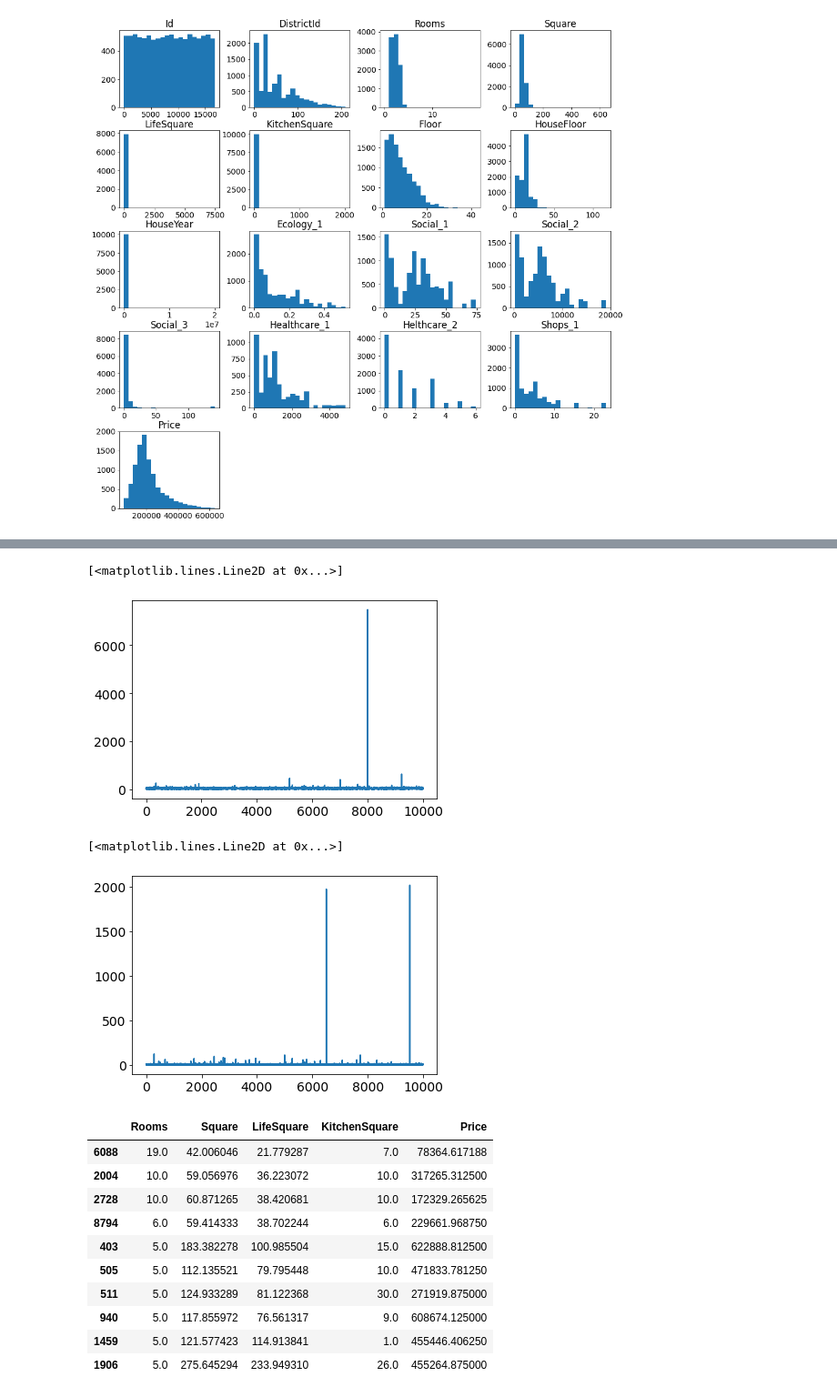
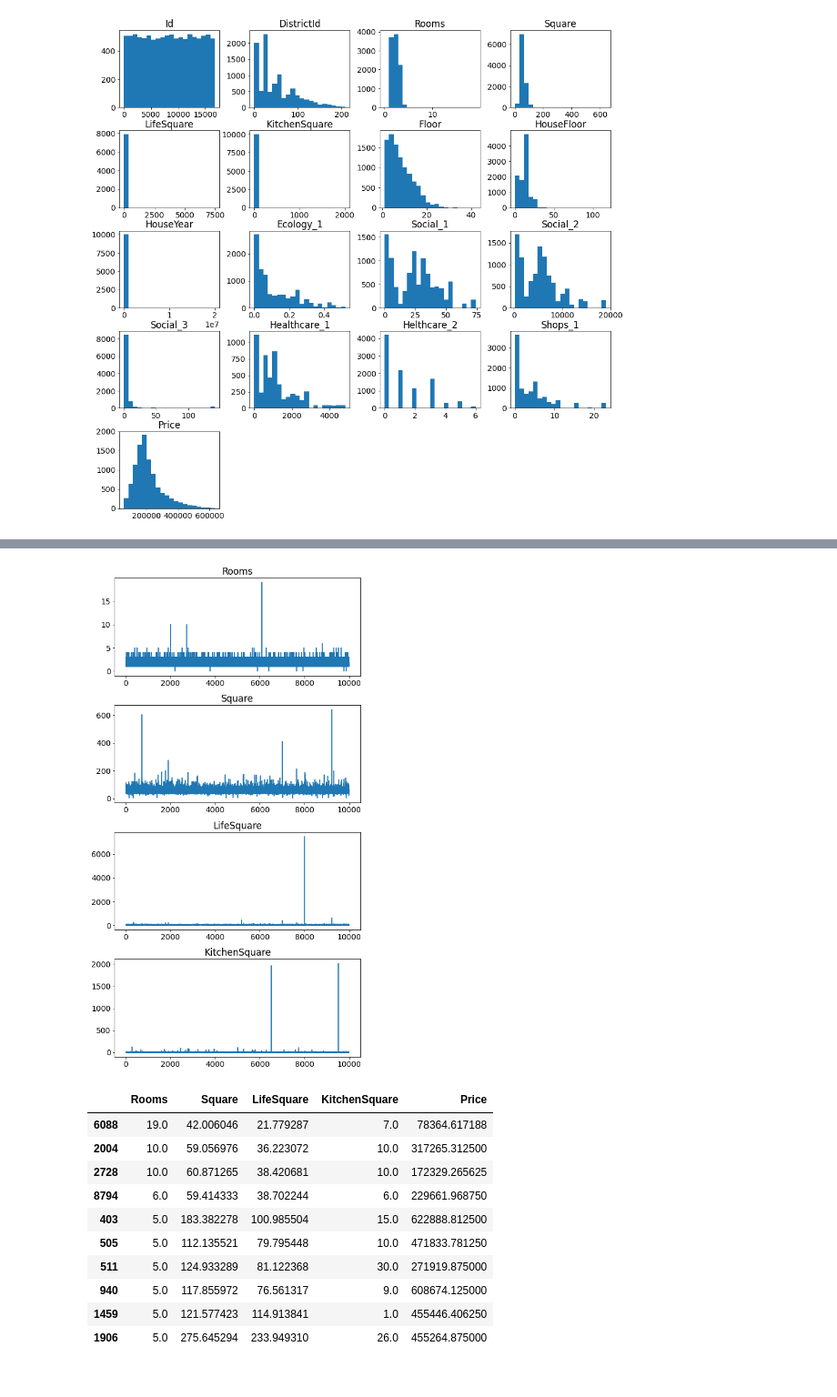
Before and after one commit to NickHlzv/Numpy-Pandas-Scikit, a Jupyter notebook: Course/Course.ipynb, the cells around one changed output, grey strips where cells are left out. Shown at 91% size. Saved outputs shown, nothing was run; the diff lists cells and outputs as text; code cells hidden in the pictures.

```diff
--- a/Course/Course.ipynb
+++ b/Course/Course.ipynb
@@ -132,12 +120,26 @@ plt.plot(df['Square'])
-# %%
-plt.plot(df['LifeSquare'])
-# Объект с id 8000 явно выброс (>640)
-# %% [output]
-[<matplotlib.lines.Line2D at 0x...>]
-[figure, removed]
-# %%
-plt.plot(df['KitchenSquare'])
-# %% [output]
-[<matplotlib.lines.Line2D at 0x...>]
-[figure, removed]
+# %%
+# Строим графики по комнатам и площадям от часла объектов чтобы посмотреть на количественные данные
+def set_plots(df):
+    fig, ax = plt.subplots(nrows=4, ncols=1)
+    ax1, ax2, ax3, ax4 = ax.flatten()
+
+    ax1.plot(df['Rooms'])
+    ax2.plot(df['Square'])
+    ax3.plot(df['LifeSquare'])
+    ax4.plot(df['KitchenSquare'])
+    ax1.set_title('Rooms')
+    ax2.set_title('Square')
+    ax3.set_title('LifeSquare')
+    ax4.set_title('KitchenSquare')
+
+
+    fig.set_size_inches(8, 16)
+    plt.subplots_adjust(hspace=0.3)
+
+set_plots(df)
+
+# Посмотрев на данные понятно что все что больше 6ти комнат - выбросы.
+# Абсолютно неадыкватные данные 3 объекта таких
+# %% [output]
+[figure, added]
 # %%
```
Also changed, not shown: parts of 35 cells of this notebook, 1 other file.
